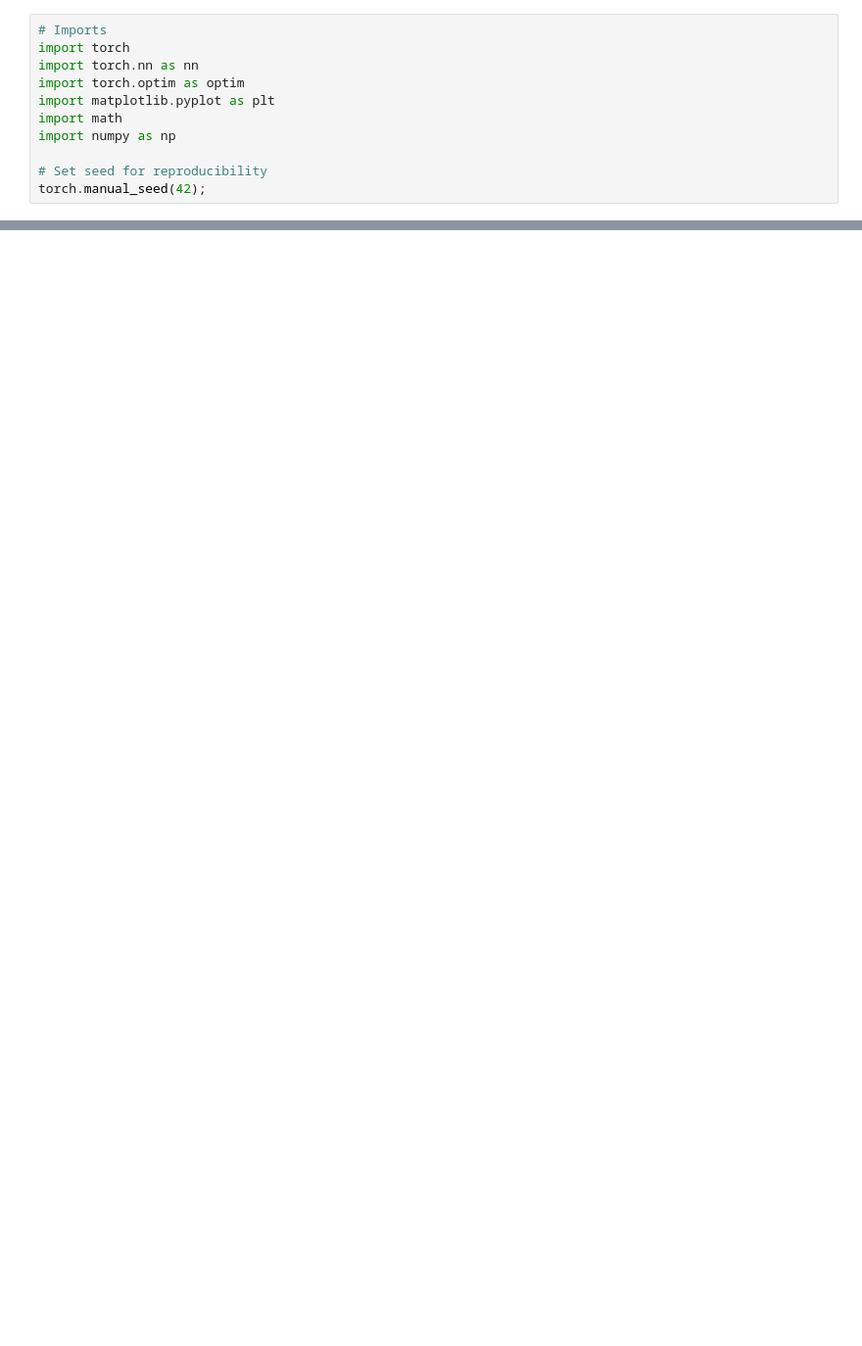
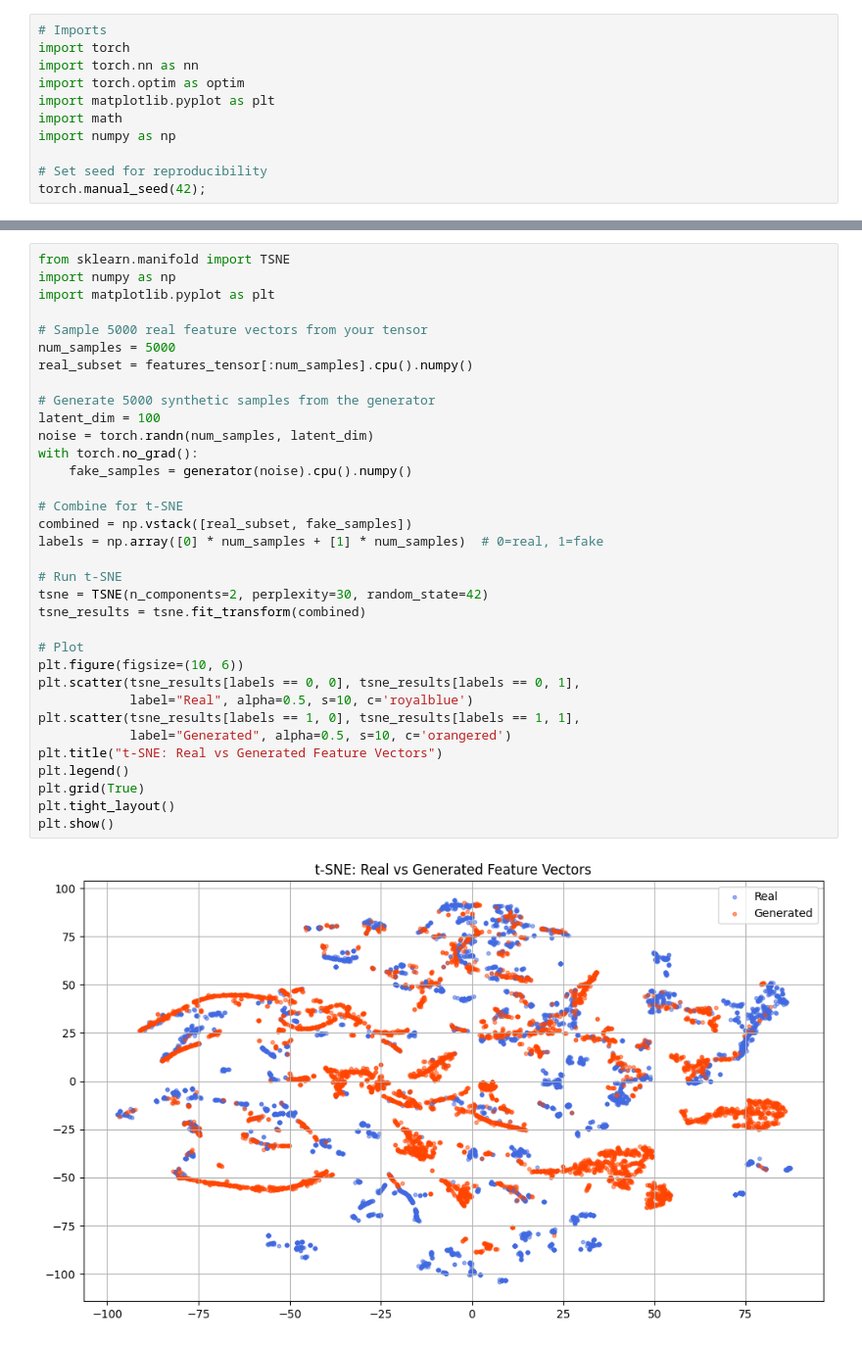
Before and after one commit to sudarshanmungi39/Generative-modelling-case-study-Cyber-Security-, a Jupyter notebook: research_assignment_2.ipynb, the cells around one changed output, grey strips where cells are left out. Shown at 98% size. Saved outputs shown, nothing was run; the diff lists cells and outputs as text; blank space fills up the shorter version.

```diff
--- a/research_assignment_2.ipynb
+++ b/research_assignment_2.ipynb
@@ -231,0 +559,36 @@ plt.show()
+# %%
+from sklearn.manifold import TSNE
+import numpy as np
+import matplotlib.pyplot as plt
+
+# Sample 5000 real feature vectors from your tensor
+num_samples = 5000
+real_subset = features_tensor[:num_samples].cpu().numpy()
+
+# Generate 5000 synthetic samples from the generator
+latent_dim = 100
+noise = torch.randn(num_samples, latent_dim)
+with torch.no_grad():
+    fake_samples = generator(noise).cpu().numpy()
+
+# Combine for t-SNE
+combined = np.vstack([real_subset, fake_samples])
+labels = np.array([0] * num_samples + [1] * num_samples)  # 0=real, 1=fake
+
+# Run t-SNE
+tsne = TSNE(n_components=2, perplexity=30, random_state=42)
+tsne_results = tsne.fit_transform(combined)
+
+# Plot
+plt.figure(figsize=(10, 6))
+plt.scatter(tsne_results[labels == 0, 0], tsne_results[labels == 0, 1],
+            label="Real", alpha=0.5, s=10, c='royalblue')
+plt.scatter(tsne_results[labels == 1, 0], tsne_results[labels == 1, 1],
+            label="Generated", alpha=0.5, s=10, c='orangered')
+plt.title("t-SNE: Real vs Generated Feature Vectors")
+plt.legend()
+plt.grid(True)
+plt.tight_layout()
+plt.show()
+# %% [output]
+[figure, added]
```
Also changed, not shown: parts of 29 cells of this notebook.
